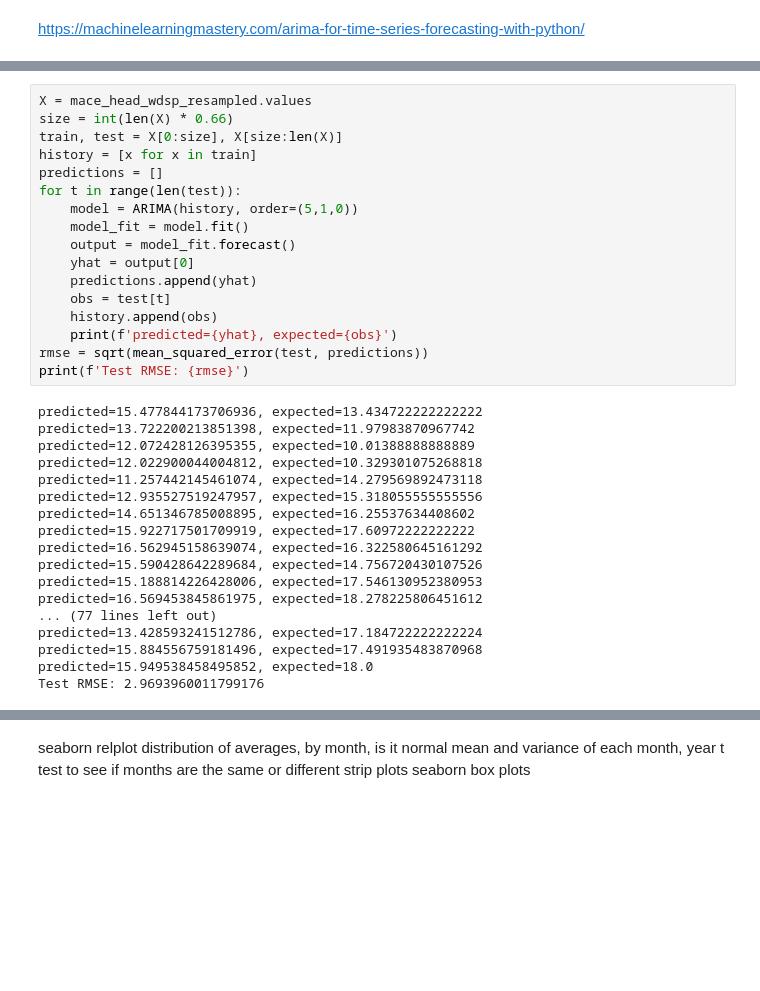
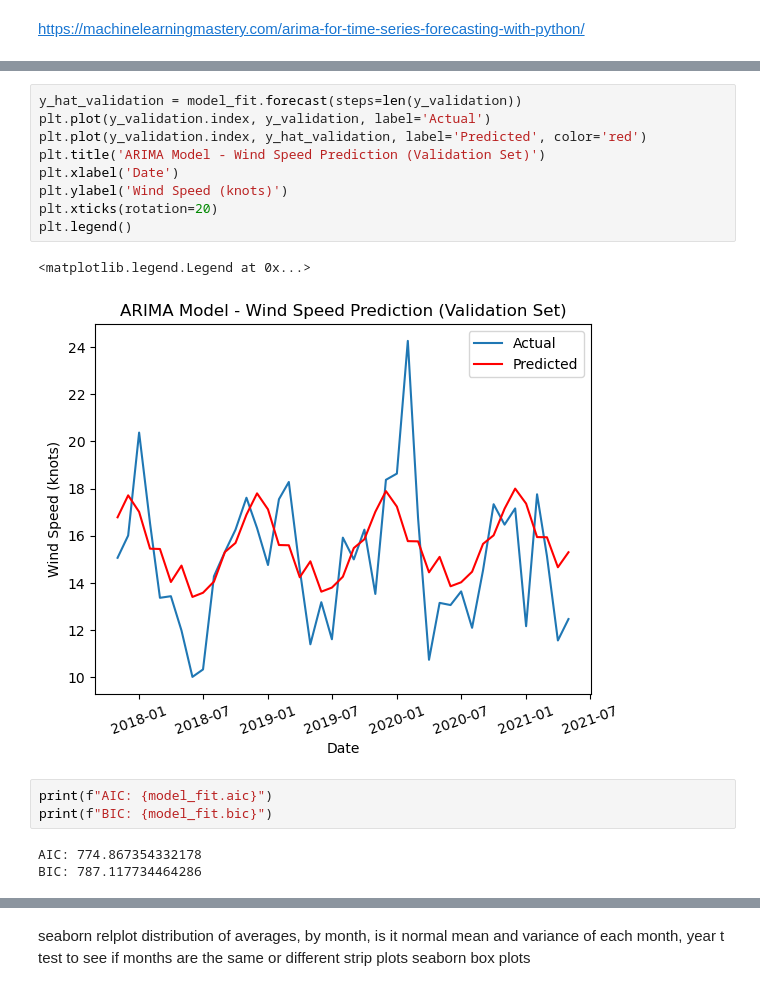
Before and after one commit to CeamanCollins/PFDA, a Jupyter notebook: project/project.ipynb, the cells around one changed output, grey strips where cells are left out. Drawn from its saved outputs; the diff is of its cells as text; blank space fills up the shorter version.

```diff
--- a/project/project.ipynb
+++ b/project/project.ipynb
@@ -110,35 +210,18 @@ plt.close()
-# %%
-X = mace_head_wdsp_resampled.values
-size = int(len(X) * 0.66)
-train, test = X[0:size], X[size:len(X)]
-history = [x for x in train]
-predictions = []
-for t in range(len(test)):
-    model = ARIMA(history, order=(5,1,0))
-    model_fit = model.fit()
-    output = model_fit.forecast()
-    yhat = output[0]
-    predictions.append(yhat)
-    obs = test[t]
-    history.append(obs)
-    print(f'predicted={yhat}, expected={obs}')
-rmse = sqrt(mean_squared_error(test, predictions))
-print(f'Test RMSE: {rmse}')
-# %% [output]
-predicted=15.477844173706936, expected=13.434722222222222
-predicted=13.722200213851398, expected=11.97983870967742
-predicted=12.072428126395355, expected=10.01388888888889
-predicted=12.022900044004812, expected=10.329301075268818
-predicted=11.257442145461074, expected=14.279569892473118
-predicted=12.935527519247957, expected=15.318055555555556
-predicted=14.651346785008895, expected=16.25537634408602
-predicted=15.922717501709919, expected=17.60972222222222
-predicted=16.562945158639074, expected=16.322580645161292
-predicted=15.590428642289684, expected=14.756720430107526
-predicted=15.188814226428006, expected=17.546130952380953
-predicted=16.569453845861975, expected=18.278225806451612
-... (77 lines left out)
-predicted=13.428593241512786, expected=17.184722222222224
-predicted=15.884556759181496, expected=17.491935483870968
-predicted=15.949538458495852, expected=18.0
-Test RMSE: 2.9693960011799176
+# %%
+y_hat_validation = model_fit.forecast(steps=len(y_validation))
+plt.plot(y_validation.index, y_validation, label='Actual')
+plt.plot(y_validation.index, y_hat_validation, label='Predicted', color='red')
+plt.title('ARIMA Model - Wind Speed Prediction (Validation Set)')
+plt.xlabel('Date')
+plt.ylabel('Wind Speed (knots)')
+plt.xticks(rotation=20)
+plt.legend()
+# %% [output]
+<matplotlib.legend.Legend at 0x...>
+[figure, added]
+# %%
+print(f"AIC: {model_fit.aic}")
+print(f"BIC: {model_fit.bic}")
+# %% [output]
+AIC: 774.867354332178
+BIC: 787.117734464286
```
Also changed, not shown: parts of 28 cells of this notebook.
